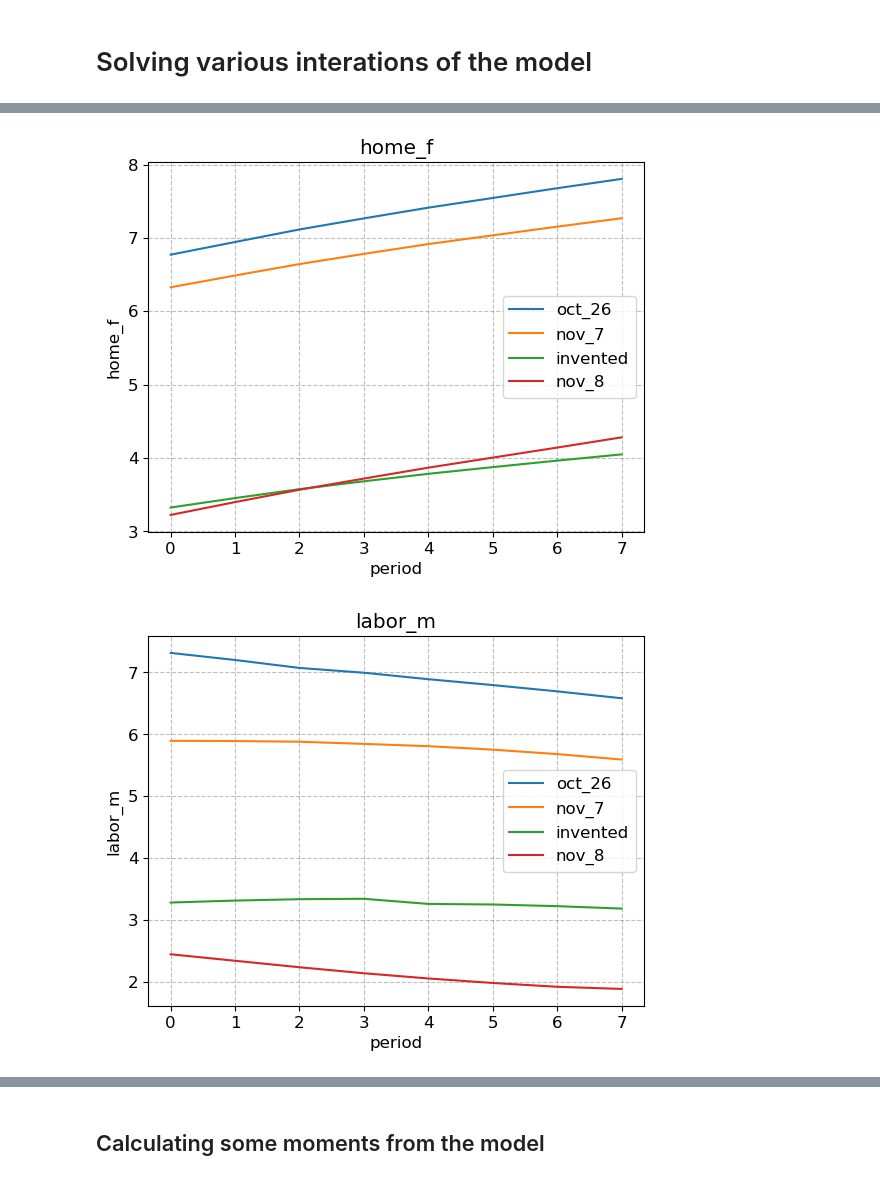
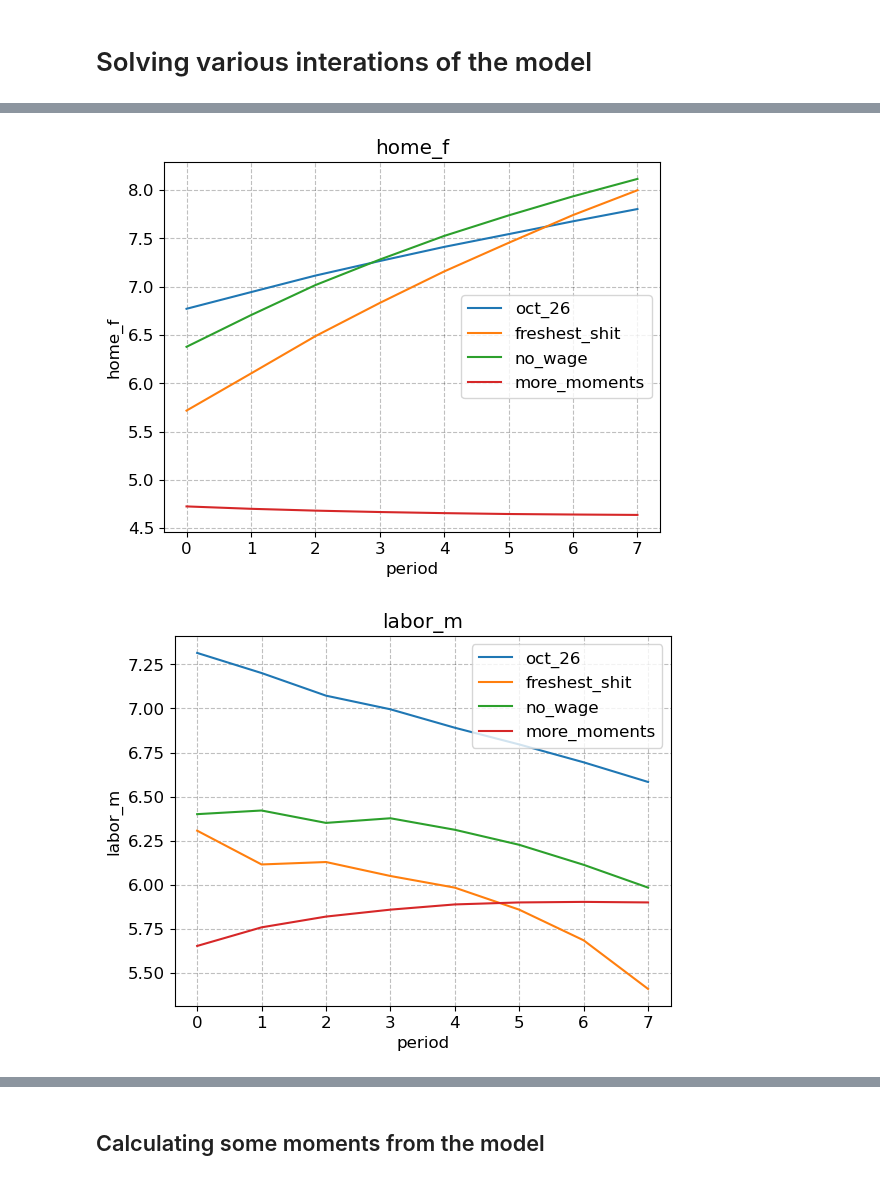
Before and after one commit to clynejj/Public-economics-seminar-project-code, a Jupyter notebook: DynamicSpecialization_post.ipynb, the cells around one changed output, grey strips where cells are left out. Cells and saved outputs as stored; diff of their text form; code cells hidden in the pictures.

Commit message:
50 moments

```diff
--- a/DynamicSpecialization_post.ipynb
+++ b/DynamicSpecialization_post.ipynb
@@ -37,15 +31,31 @@ model.plot_male_hours()
 # %% [markdown]
 # Solving various interations of the model
+# %%
+# solve baseline and extended model
+specs = specs = {
+    'model_oct_26': {'alpha':0.797, 'alpha_n':0.030, 'sigma':0.139, 'omega_n':-0.094, 'epsilon_f':1.822, 'epsilon_m':1.878, 'wage_humcap_f':0.098, 'wage_humcap_m':0.072, 'nu':0.002, 'wage_const_f':0.000, 'wage_const_m':0.000},
+    'freshest_shit': {'alpha': 0.8815316974766287, 'alpha_n': 0.05181066696566604, 'sigma': 0.3065996569538123, 'omega_n': -0.16297912055139285, 'epsilon_f': 2.0179740838823514, 'epsilon_m': 1.9135707631606174, 'wage_humcap_f': 0.23747766853620444, 'wage_humcap_m': 0.24899017478013283, 'nu': 0.0008895465820761832, 'wage_const_f': 3.041257035645849, 'wage_const_m': 2.923096494669354, 'epsilon_f_kids': -0.29649860724420246, 'epsilon_m_kids': 0.019849083717954165},
+    'no_wage': {'alpha': 0.9175579976064591, 'alpha_n': 0.07917241123146314, 'sigma': 0.12625036081937915, 'omega_n': -0.14947763839119987, 'epsilon_f': 2.2369437496846913, 'epsilon_m': 1.9865940792916605, 'wage_humcap_f': 0.004889017642282528, 'wage_humcap_m': 0.053252265524500436, 'nu': 0.003500121128937236, 'wage_const_f': -0.0018414888277021556, 'wage_const_m': -0.0053044414643513985, 'epsilon_f_kids': 0.027592604806535165, 'epsilon_m_kids': 0.05999543862942529},
+    'more_moments': {'alpha': 0.352, 'alpha_n': 0.043, 'sigma': 0.265, 'omega_n': -0.242, 'epsilon_f': 0.914, 'epsilon_m': 0.951, 'wage_humcap_f': 0.059, 'wage_humcap_m': 0.063, 'nu': 0.001, 'wage_const_f': 0.001, 'wage_const_m': -0.000, 'epsilon_f_kids': -0.496, 'epsilon_m_kids': 0.026},
+}
+
+models = dict()
+for name,spec in specs.items():
+    models[name] = DynamicSpecializationModelClass()
+
+    for par_name,val in spec.items():
+        setattr(models[name].par,par_name,val)
+
+    models[name].solve()
+    models[name].simulate()
 # %%
 # solve baseline and extended model
 specs = {
     'model_oct_26': {'alpha':0.797, 'alpha_n':0.030, 'sigma':0.139, 'omega_n':-0.094, 'epsilon_f':1.822, 'epsilon_m':1.878, 'wage_humcap_f':0.098, 'wage_humcap_m':0.072, 'nu':0.002, 'wage_const_f':0.000, 'wage_const_m':0.000},
-    'model_nov_7': {'alpha':0.988, 'alpha_n':0.011, 'sigma':0.112, 'omega_n':-0.063, 'epsilon_f':2.391, 'epsilon_m':2.175, 'wage_humcap_f':0.100, 'wage_humcap_m':0.098, 'nu':0.004, 'wage_const_f':0.000, 'wage_const_m':0.000},
-    'invented_model': {'alpha':0.988, 'alpha_n':0.011, 'sigma':0.112, 'omega_n':-0.063, 'epsilon_f':2.391, 'epsilon_m':2.175, 'wage_humcap_f':0.20, 'wage_humcap_m':0.20, 'nu':0.004, 'wage_const_f':3.0, 'wage_const_m':3.0, 'prob_birth':0.1},
-    'nov_8': {'alpha':0.736, 'alpha_n':0.240, 'sigma':0.123, 'omega_n':-0.053, 'epsilon_f':1.691, 'epsilon_m':1.425, 'wage_humcap_f':0.247, 'wage_humcap_m':0.246, 'nu':0.002, 'wage_const_f':3.001, 'wage_const_m':3.070, 'epsilon_f_kids':0.681, 'epsilon_m_kids':0.221},
-    'fresh_shit': {'alpha':0.860, 'alpha_n':0.048, 'sigma':0.313, 'omega_n':-0.302, 'epsilon_f':2.208, 'epsilon_m':2.046, 'wage_humcap_f':0.231, 'wage_humcap_m':0.211, 'nu':0.001, 'wage_const_f':3.014, 'wage_const_m':3.006, 'epsilon_f_kids':-0.193, 'epsilon_m_kids':0.021},
     'freshest_shit': {'alpha': 0.8815316974766287, 'alpha_n': 0.05181066696566604, 'sigma': 0.3065996569538123, 'omega_n': -0.16297912055139285, 'epsilon_f': 2.0179740838823514, 'epsilon_m': 1.9135707631606174, 'wage_humcap_f': 0.23747766853620444, 'wage_humcap_m': 0.24899017478013283, 'nu': 0.0008895465820761832, 'wage_const_f': 3.041257035645849, 'wage_const_m': 2.923096494669354, 'epsilon_f_kids': -0.29649860724420246, 'epsilon_m_kids': 0.019849083717954165},
-    'no_wage': {'alpha': 0.9175579976064591, 'alpha_n': 0.07917241123146314, 'sigma': 0.12625036081937915, 'omega_n': -0.14947763839119987, 'epsilon_f': 2.2369437496846913, 'epsilon_m': 1.9865940792916605, 'wage_humcap_f': 0.004889017642282528, 'wage_humcap_m': 0.053252265524500436, 'nu': 0.003500121128937236, 'wage_const_f': -0.0018414888277021556, 'wage_const_m': -0.0053044414643513985, 'epsilon_f_kids': 0.027592604806535165, 'epsilon_m_kids': 0.05999543862942529}}
+    'no_wage': {'alpha': 0.9175579976064591, 'alpha_n': 0.07917241123146314, 'sigma': 0.12625036081937915, 'omega_n': -0.14947763839119987, 'epsilon_f': 2.2369437496846913, 'epsilon_m': 1.9865940792916605, 'wage_humcap_f': 0.004889017642282528, 'wage_humcap_m': 0.053252265524500436, 'nu': 0.003500121128937236, 'wage_const_f': -0.0018414888277021556, 'wage_const_m': -0.0053044414643513985, 'epsilon_f_kids': 0.027592604806535165, 'epsilon_m_kids': 0.05999543862942529},
+    'more_moments': {'alpha': 0.352, 'alpha_n': 0.043, 'sigma': 0.265, 'omega_n': -0.242, 'epsilon_f': 0.914, 'epsilon_m': 0.951, 'wage_humcap_f': 0.059, 'wage_humcap_m': 0.063, 'nu': 0.001, 'wage_const_f': 0.001, 'wage_const_m': -0.000, 'epsilon_f_kids': -0.496, 'epsilon_m_kids': 0.026},
+}
 
 models = dict()
 for name,spec in specs.items():
@@ -57,18 +67,20 @@ for name,spec in specs.items():
     models[name].solve()
     models[name].simulate()
 # %%
-# Plot age profiles in both
+
 for outcome in ('labor_f','home_f','labor_m','home_m','n', 'wage_f', 'wage_m'):
     fig, ax = plt.subplots()
     outcome_oct_26 = np.mean(getattr(models['model_oct_26'].sim,outcome),axis=0)
-    outcome_nov_7 = np.mean(getattr(models['model_nov_7'].sim,outcome),axis=0)
-    outcome_invented = np.mean(getattr(models['invented_model'].sim,outcome),axis=0)
-    outcome_nov_8 = np.mean(getattr(models['nov_8'].sim,outcome),axis=0)
+    outcome_freshest_shit = np.mean(getattr(models['freshest_shit'].sim,outcome),axis=0)
+    outcome_no_wage = np.mean(getattr(models['no_wage'].sim,outcome),axis=0)
+    outcome_more_moments = np.mean(getattr(models['more_moments'].sim,outcome),axis=0)
 
     ax.plot(outcome_oct_26,label='oct_26')
-    ax.plot(outcome_nov_7,label='nov_7')
-    ax.plot(outcome_invented,label='invented')
-    ax.plot(outcome_nov_8,label='nov_8')
+    ax.plot(outcome_freshest_shit, label='freshest_shit')
+    ax.plot(outcome_no_wage, label='no_wage')
+    ax.plot(outcome_more_moments, label='more_moments')
+
+
     ax.set(title=outcome,xlabel='period',ylabel=outcome);
     ax.legend()
 # %% [output]
@@ -76,2 +88,2 @@ for outcome in ('labor_f','home_f','labor_m','home_m','n', 'wage_f', 'wage_m'):
-[figure, old version]
+[figure, new version]
-[figure, old version]
+[figure, new version]
```
Also changed, not shown: parts of 42 cells of this notebook, 18 other files.
